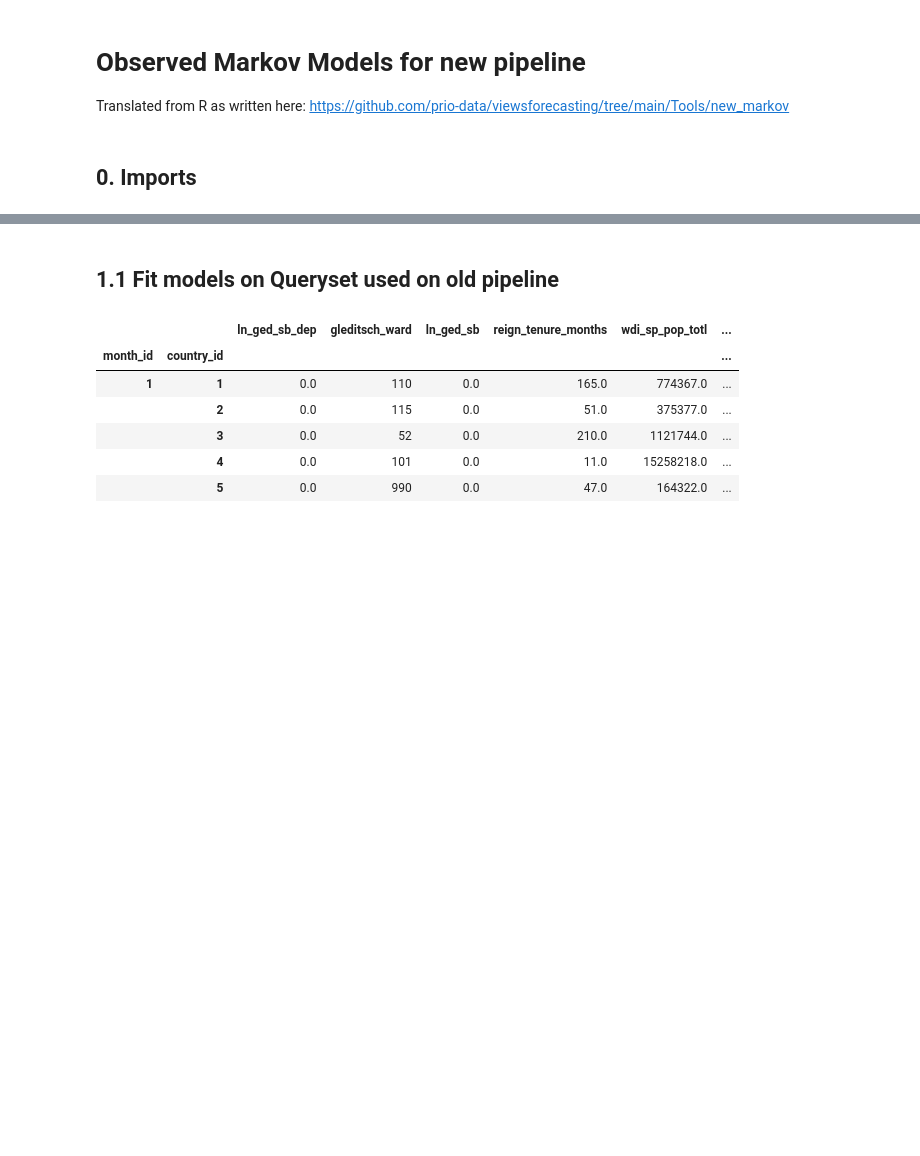
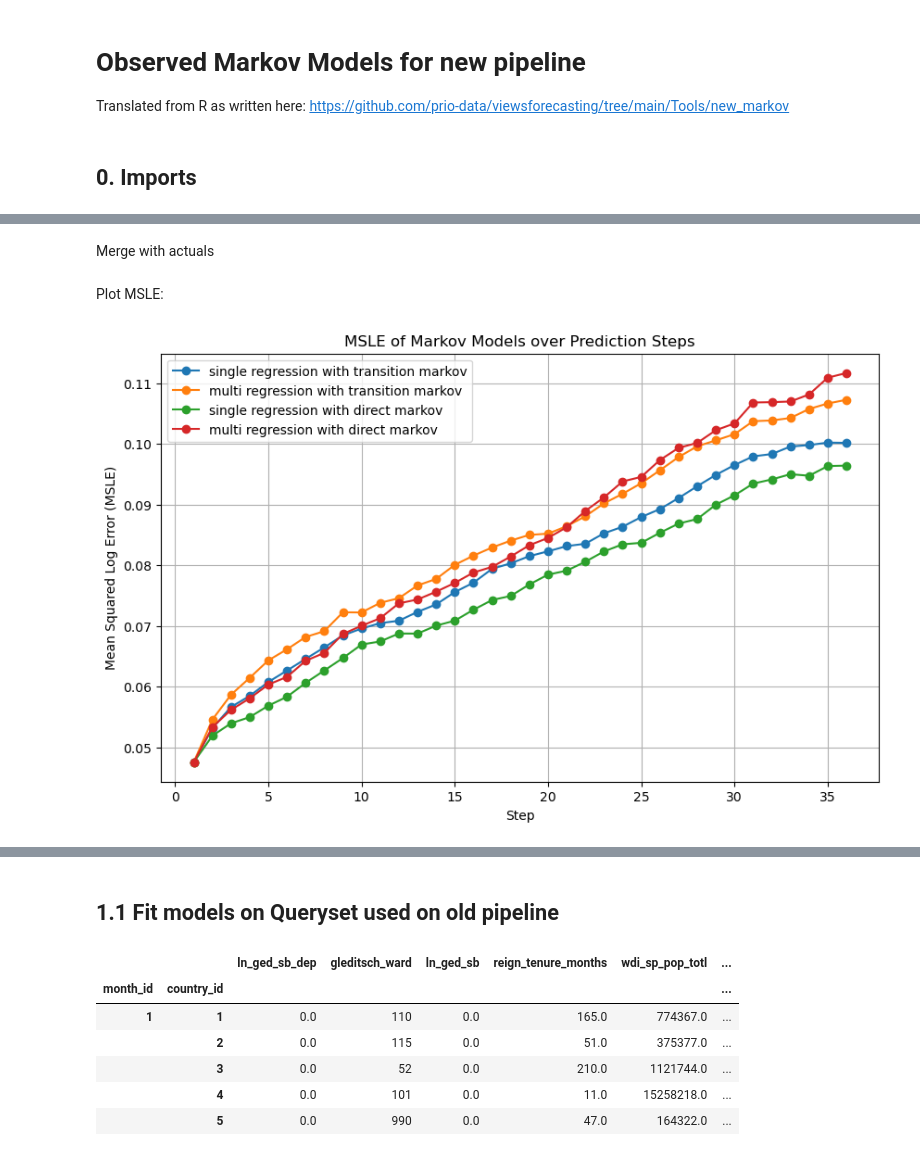
Before and after one commit to lboekestein/views-markov, a Jupyter notebook: sandbox/notebooks/sandbox.ipynb, the cells around one changed output, grey strips where cells are left out. Drawn from its saved outputs; the diff is of its cells as text; code cells hidden in the pictures; blank space fills up the shorter version.

Commit message:
implement multi-regression option, compare methods

```diff
--- a/sandbox/notebooks/sandbox.ipynb
+++ b/sandbox/notebooks/sandbox.ipynb
@@ -23,0 +88,4 @@ from src.markov_model import MarkovModel
+# %%
+# save models to pickle
+with open('../model_artifacts/markov_models.pkl', 'wb') as f:
+    pkl.dump(models, f)
@@ -23,0 +111,59 @@ from src.markov_model import MarkovModel
+# %%
+predictions_merged = pd.concat(predictions, axis=1)
+predictions_merged.columns = [
+    f"{model}_{col}"
+    for model, col in predictions_merged.columns
+]
+# %% [markdown]
+Merge with actuals
+# %%
+actuals = data.rename_axis(index={"month_id": "target_month_id"})
+
+# merge with actuals from data
+predictions_merged = predictions_merged.merge(
+    actuals[["ln_ged_sb"]],
+    left_index=True,
+    right_index=True
+)
+# %% [markdown]
+Plot MSLE:
+# %%
+df = predictions_merged.copy()
+df.dropna(inplace=True)
+
+# define true values
+y_true = df["ln_ged_sb"].values
+
+msle_results = {model: [] for model in models}
+
+for step in steps:
+    for model in models:
+        col_name = f"{model}_predicted_fatalities_t_min_{step}"
+
+        value = mean_squared_log_error(y_true, df[col_name])
+        msle_results[model].append(value)
+
+msle_df = pd.DataFrame({
+    "step": steps,
+    **{f"{model}_msle": msle_results[model] for model in models}
+})
+
+# --- plot ---
+plt.figure(figsize=(10,6))
+
+for model in models:
+    plt.plot(
+        msle_df["step"],
+        msle_df[f"{model}_msle"],
+        marker="o",
+        label=f"{models[model]._regression_method} regression with {models[model]._markov_method} markov"
+    )
+
+plt.xlabel("Step")
+plt.ylabel("Mean Squared Log Error (MSLE)")
+plt.title("MSLE of Markov Models over Prediction Steps")
+plt.legend()
+plt.grid(True)
+plt.show()
+# %% [output]
+[figure, added]
```
Also changed, not shown: parts of 15 cells of this notebook, 2 other files.
